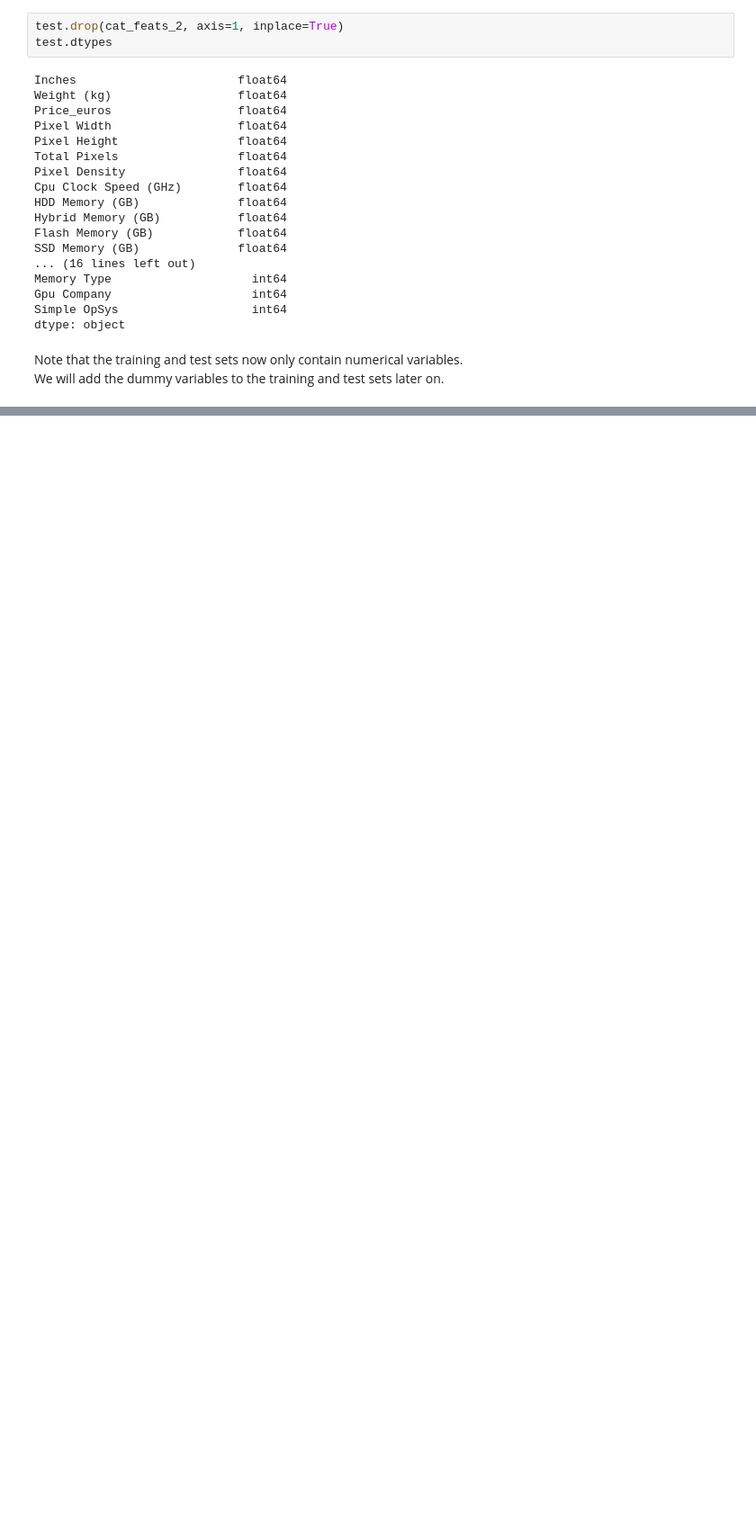
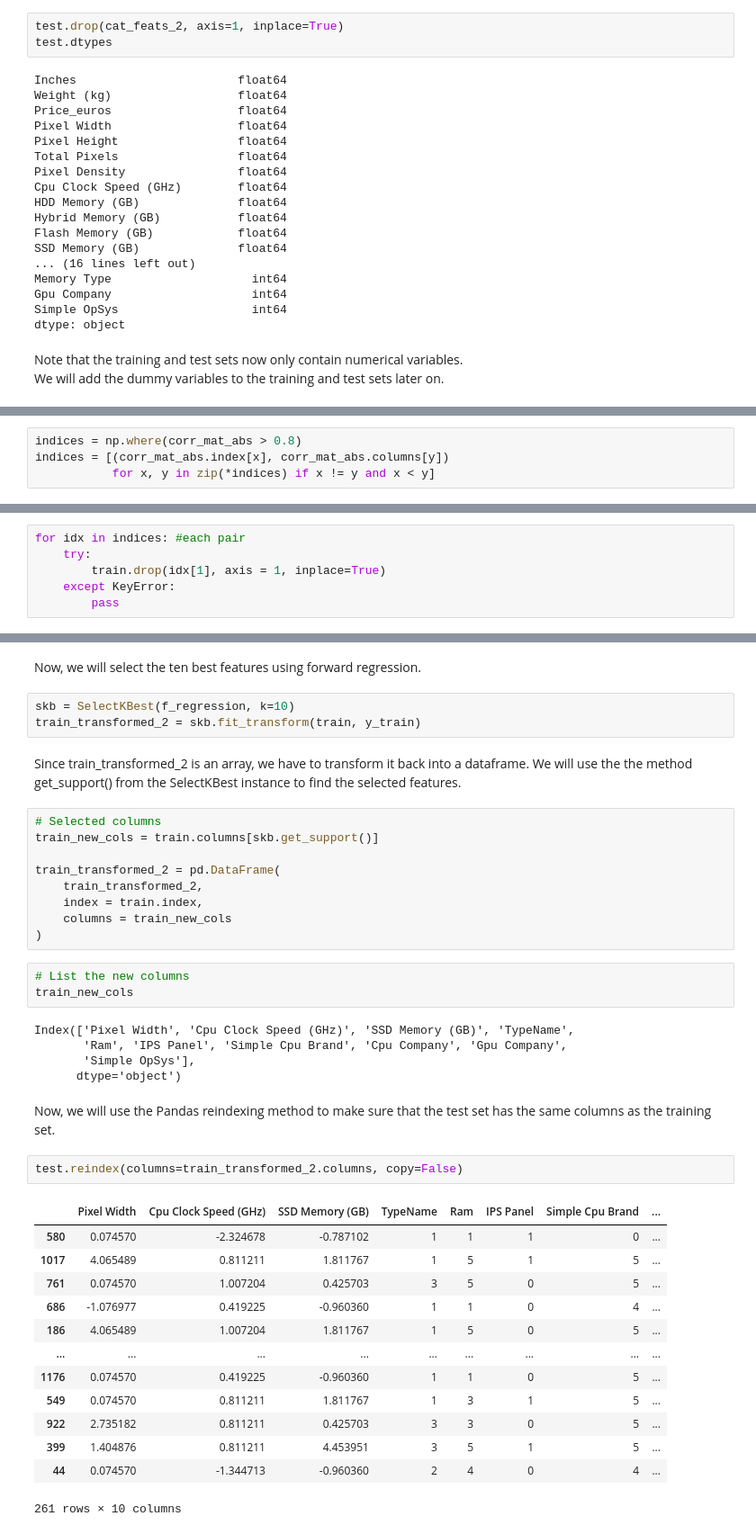
Before and after one commit to ryan-ferns/project_laptop_prices, a Jupyter notebook: laptop_prices_project_part2.ipynb, the cells around one changed output, grey strips where cells are left out. Shown at 90% size. Saved outputs shown, nothing was run; the diff lists cells and outputs as text; blank space fills up the shorter version.

Commit message:
Finished Variable Selection.

```diff
--- a/laptop_prices_project_part2.ipynb
+++ b/laptop_prices_project_part2.ipynb
@@ -726,0 +793,4 @@ We will add the dummy variables to the training and test sets later on.
+# %%
+indices = np.where(corr_mat_abs > 0.8)
+indices = [(corr_mat_abs.index[x], corr_mat_abs.columns[y])
+           for x, y in zip(*indices) if x != y and x < y]
@@ -726,0 +799,6 @@ We will add the dummy variables to the training and test sets later on.
+# %%
+for idx in indices: #each pair
+    try:
+        train.drop(idx[1], axis = 1, inplace=True)
+    except KeyError:
+        pass
@@ -726,0 +840,45 @@ We will add the dummy variables to the training and test sets later on.
+# %% [markdown]
+Now, we will select the ten best features using forward regression.
+# %%
+skb = SelectKBest(f_regression, k=10)
+train_transformed_2 = skb.fit_transform(train, y_train)
+# %% [markdown]
+Since train_transformed_2 is an array, we have to transform it back into
+a dataframe.  We will use the the method get_support() from the SelectKBest
+instance to find the selected features.
+# %%
+# Selected columns
+train_new_cols = train.columns[skb.get_support()]
+
+train_transformed_2 = pd.DataFrame(
+    train_transformed_2,
+    index = train.index,
+    columns = train_new_cols
+)
+# %%
+# List the new columns
+train_new_cols
+# %% [output]
+Index(['Pixel Width', 'Cpu Clock Speed (GHz)', 'SSD Memory (GB)', 'TypeName',
+       'Ram', 'IPS Panel', 'Simple Cpu Brand', 'Cpu Company', 'Gpu Company',
+       'Simple OpSys'],
+      dtype='object')
+# %% [markdown]
+Now, we will use the Pandas reindexing method to make sure that
+the test set has the same columns as the training set.
+# %%
+test.reindex(columns=train_transformed_2.columns, copy=False)
+# %% [output]
+|  | Pixel Width | Cpu Clock Speed (GHz) | SSD Memory (GB) | TypeName | Ram | IPS Panel | Simple Cpu Brand | ... |
+| 580 | 0.074570 | -2.324678 | -0.787102 | 1 | 1 | 1 | 0 | ... |
+| 1017 | 4.065489 | 0.811211 | 1.811767 | 1 | 5 | 1 | 5 | ... |
+| 761 | 0.074570 | 1.007204 | 0.425703 | 3 | 5 | 0 | 5 | ... |
+| 686 | -1.076977 | 0.419225 | -0.960360 | 1 | 1 | 0 | 4 | ... |
+| 186 | 4.065489 | 1.007204 | 1.811767 | 1 | 5 | 0 | 5 | ... |
+| ... | ... | ... | ... | ... | ... | ... | ... | ... |
+| 1176 | 0.074570 | 0.419225 | -0.960360 | 1 | 1 | 0 | 5 | ... |
+| 549 | 0.074570 | 0.811211 | 1.811767 | 1 | 3 | 1 | 5 | ... |
+| 922 | 2.735182 | 0.811211 | 0.425703 | 3 | 3 | 0 | 5 | ... |
+| 399 | 1.404876 | 0.811211 | 4.453951 | 3 | 5 | 1 | 5 | ... |
+| 44 | 0.074570 | -1.344713 | -0.960360 | 2 | 4 | 0 | 4 | ... |
+261 rows × 10 columns
```
Also changed, not shown: parts of 27 cells of this notebook.
